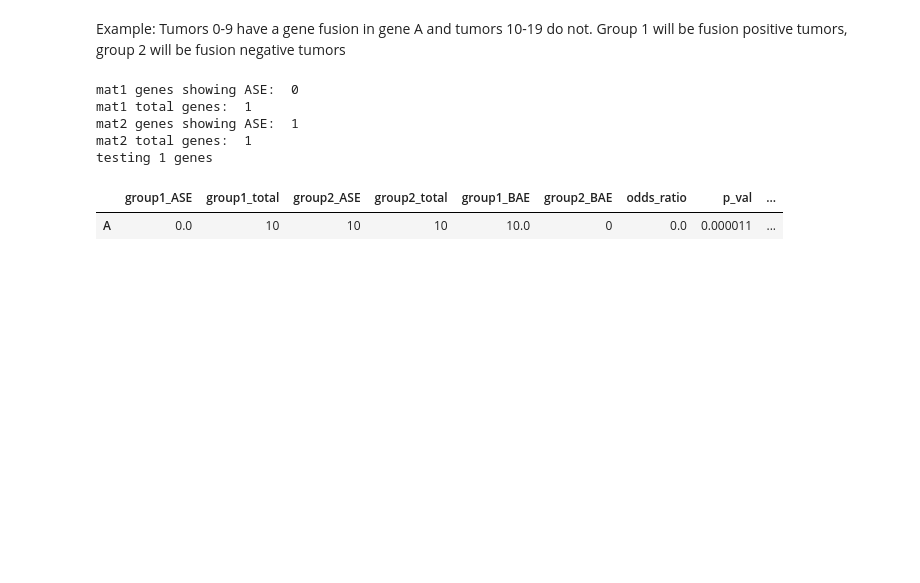
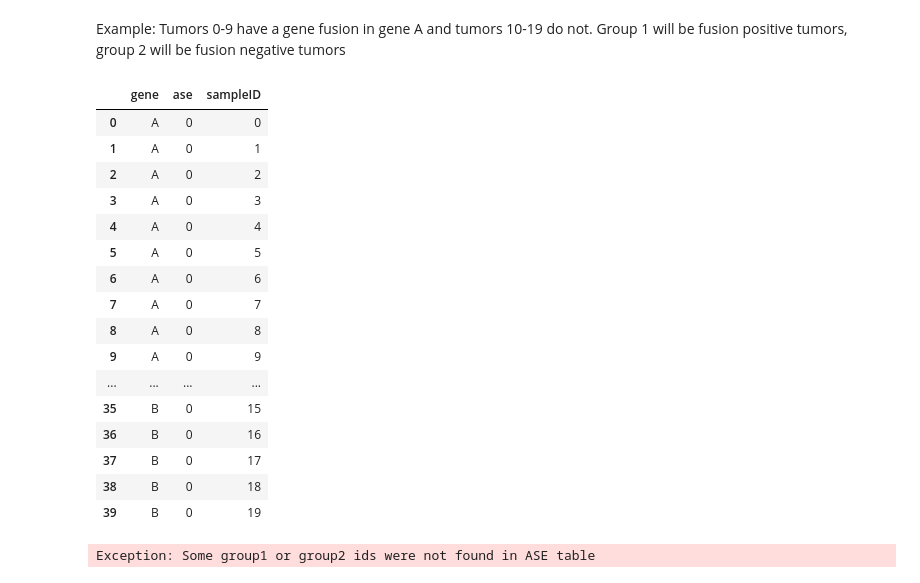
Before and after one commit to franklinhuanglab/casedi, a Jupyter notebook: examples/examples.ipynb, the cells around one changed output. Saved outputs shown, nothing was run; the diff lists cells and outputs as text; code cells hidden in the pictures; blank space fills up the shorter version.

```diff
--- a/examples/examples.ipynb
+++ b/examples/examples.ipynb
@@ -155,6 +160,33 @@ plt.legend(bbox_to_anchor=(1,1))
 ## Enrichment analysis between two subgroups
 # %% [markdown]
 Example: Tumors 0-9 have a gene fusion in gene A and tumors 10-19 do not. Group 1 will be fusion positive tumors, group 2 will be fusion negative tumors
+# %%
+# Add data for gene B
+
+gene_B = pd.DataFrame({'gene': np.repeat('B',20),
+                         'ase': np.concatenate([np.repeat(1,10),np.repeat(0,10)]),
+                         'sampleID': np.arange(0,20,1)
+                         })
+ase_table = pd.concat([ase_table, gene_B],ignore_index=True)
+ase_table
+# %% [output]
+|  | gene | ase | sampleID |
+| 0 | A | 0 | 0 |
+| 1 | A | 0 | 1 |
+| 2 | A | 0 | 2 |
+| 3 | A | 0 | 3 |
+| 4 | A | 0 | 4 |
+| 5 | A | 0 | 5 |
+| 6 | A | 0 | 6 |
+| 7 | A | 0 | 7 |
+| 8 | A | 0 | 8 |
+| 9 | A | 0 | 9 |
+| ... | ... | ... | ... |
+| 35 | B | 0 | 15 |
+| 36 | B | 0 | 16 |
+| 37 | B | 0 | 17 |
+| 38 | B | 0 | 18 |
+| 39 | B | 0 | 19 |
 # %%
 ase_compare_groups(ase_table=ase_table,
                    group1_ids=np.arange(0,10,1),
@@ -162,10 +194,4 @@ ase_compare_groups(ase_table=ase_table,
                    testable_fraction=0.1
                    )
 # %% [output]
-mat1 genes showing ASE:  0
-mat1 total genes:  1
-mat2 genes showing ASE:  1
-mat2 total genes:  1
-testing 1 genes
+Exception: Some group1 or group2 ids were not found in ASE table
-|  | group1_ASE | group1_total | group2_ASE | group2_total | group1_BAE | group2_BAE | odds_ratio | p_val | ... |
-| A | 0.0 | 10 | 10 | 10 | 10.0 | 0 | 0.0 | 0.000011 | ... |
```
Also changed, not shown: parts of 8 cells of this notebook, 2 other files.
